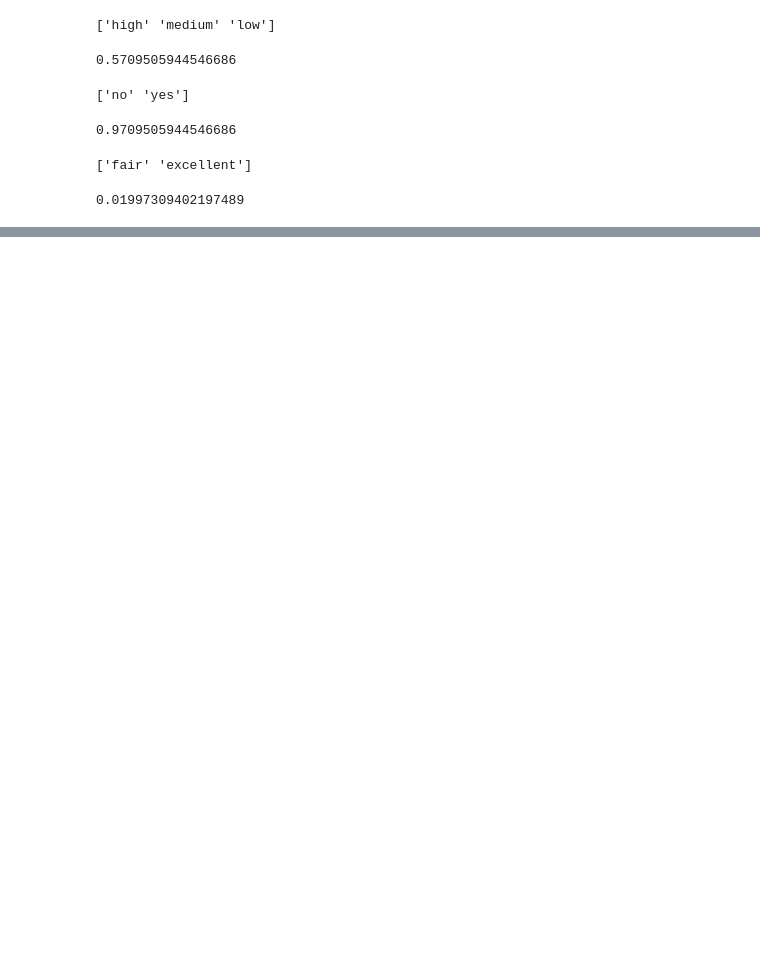
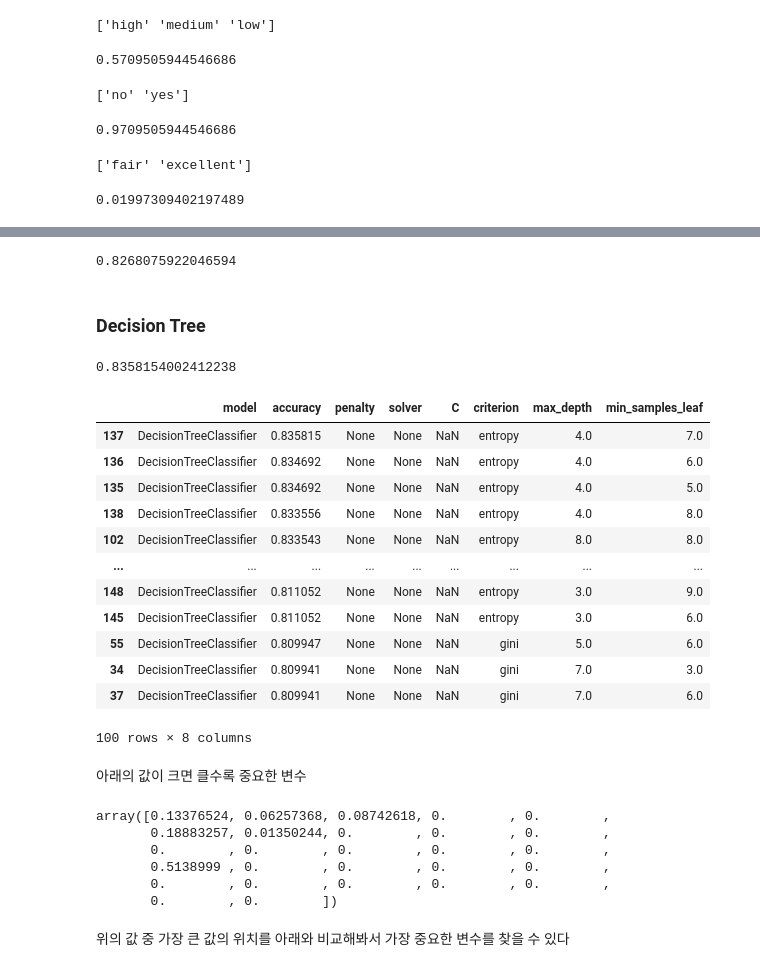
Before and after one commit to ppurify/ML, a Jupyter notebook: TIL/DecisionTree/DecisionTree.ipynb, the cells around one changed output, grey strips where cells are left out. Saved outputs shown, nothing was run; the diff lists cells and outputs as text; code cells hidden in the pictures; blank space fills up the shorter version.

```diff
--- a/TIL/DecisionTree/DecisionTree.ipynb
+++ b/TIL/DecisionTree/DecisionTree.ipynb
@@ -540,0 +1215,3 @@ $ Gini_{student}(D) $
+# %%
+X_train = X[: len(train_id)]
+X_test = X[len(train_id):]
@@ -540,0 +1228,2 @@ $ Gini_{student}(D) $
+# %%
+algorithmes = [LogisticRegression(), DecisionTreeClassifier()]
@@ -540,0 +1264,11 @@ $ Gini_{student}(D) $
+# %%
+scoring = ['accuracy']
+estimator_results = []
+
+for i, (estimator, params) in enumerate(zip(algorithmes,params)):
+    gs_estimator = GridSearchCV(
+            refit="accuracy", estimator=estimator,param_grid=params, scoring=scoring, cv=5, verbose=1, n_jobs=4)
+    print(gs_estimator)
+
+    gs_estimator.fit(X_train, y)
+    estimator_results.append(gs_estimator)
@@ -540,0 +1291,10 @@ $ Gini_{student}(D) $
+# %%
+estimator_results[0].best_score_
+# %% [output]
+0.8268075922046594
+# %% [markdown]
+### Decision Tree
+# %%
+estimator_results[1].best_score_
+# %% [output]
+0.8358154002412238
@@ -540,0 +1305,52 @@ $ Gini_{student}(D) $
+# %%
+result_df_dict = {}
+
+result_attributes = ["model", "accuracy", "penalty", "solver", "C", "criterion", "max_depth", "min_samples_leaf"]
+result_dict = defaultdict(list)
+
+algorithm_name= ["LogisticRegression", "DecisionTreeClassifier"]
+
+for i, estimators in enumerate(estimator_results):
+    number_of_estimators = len(estimators.cv_results_["mean_fit_time"])
+
+    for idx_estimator in range(number_of_estimators):
+        result_dict["model"].append(algorithm_name[i])
+        result_dict["accuracy"].append(
+            estimators.cv_results_["mean_test_accuracy"][idx_estimator])
+
+    for param_value in estimators.cv_results_["params"]:
+        for k,v in param_value.items():
+            result_dict[k].append(v)
+    for attr_name in result_attributes:
+        if len(result_dict[attr_name]) < len(result_dict["accuracy"]):
+            result_dict[attr_name].extend([None for i in range(number_of_estimators)])
+# %%
+result_df = DataFrame(result_dict, columns=result_attributes)
+result_df.sort_values("accuracy",ascending=False).head(n=100)
+# %% [output]
+|  | model | accuracy | penalty | solver | C | criterion | max_depth | min_samples_leaf |
+| 137 | DecisionTreeClassifier | 0.835815 | None | None | NaN | entropy | 4.0 | 7.0 |
+| 136 | DecisionTreeClassifier | 0.834692 | None | None | NaN | entropy | 4.0 | 6.0 |
+| 135 | DecisionTreeClassifier | 0.834692 | None | None | NaN | entropy | 4.0 | 5.0 |
+| 138 | DecisionTreeClassifier | 0.833556 | None | None | NaN | entropy | 4.0 | 8.0 |
+| 102 | DecisionTreeClassifier | 0.833543 | None | None | NaN | entropy | 8.0 | 8.0 |
+| ... | ... | ... | ... | ... | ... | ... | ... | ... |
+| 148 | DecisionTreeClassifier | 0.811052 | None | None | NaN | entropy | 3.0 | 9.0 |
+| 145 | DecisionTreeClassifier | 0.811052 | None | None | NaN | entropy | 3.0 | 6.0 |
+| 55 | DecisionTreeClassifier | 0.809947 | None | None | NaN | gini | 5.0 | 6.0 |
+| 34 | DecisionTreeClassifier | 0.809941 | None | None | NaN | gini | 7.0 | 3.0 |
+| 37 | DecisionTreeClassifier | 0.809941 | None | None | NaN | gini | 7.0 | 6.0 |
+100 rows × 8 columns
+# %% [markdown]
+아래의 값이 크면 클수록 중요한 변수
+# %%
+estimator_results[1].best_estimator_.feature_importances_
+# %% [output]
+array([0.13376524, 0.06257368, 0.08742618, 0.        , 0.        ,
+       0.18883257, 0.01350244, 0.        , 0.        , 0.        ,
+       0.        , 0.        , 0.        , 0.        , 0.        ,
+       0.5138999 , 0.        , 0.        , 0.        , 0.        ,
+       0.        , 0.        , 0.        , 0.        , 0.        ,
+       0.        , 0.        ])
+# %% [markdown]
+위의 값 중 가장 큰 값의 위치를 아래와 비교해봐서 가장 중요한 변수를 찾을 수 있다
```
Also changed, not shown: parts of 133 cells of this notebook.
